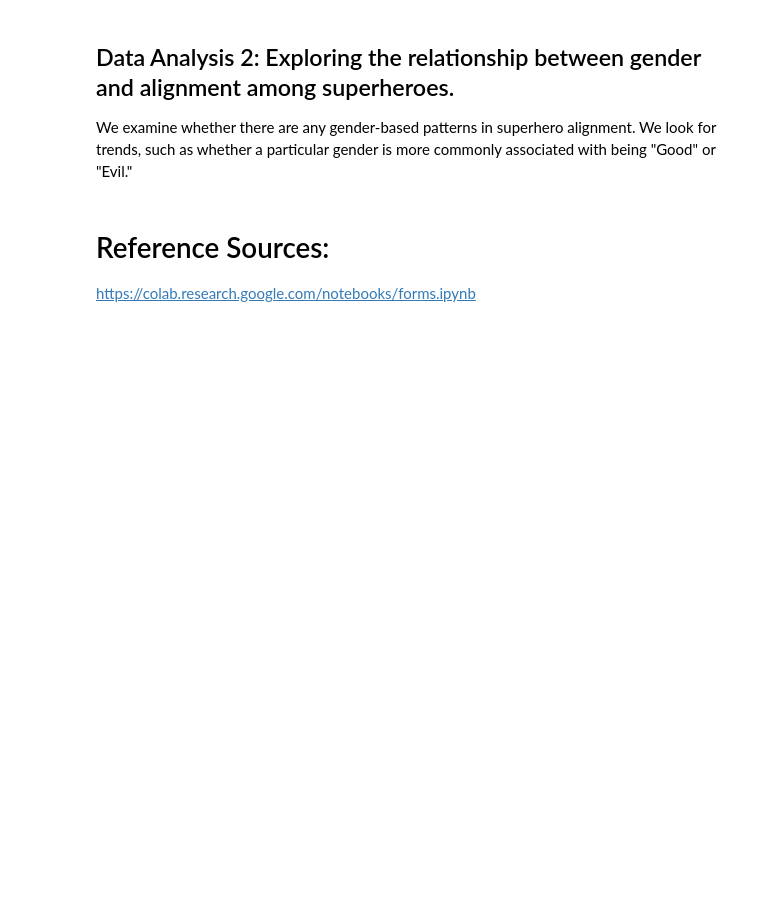
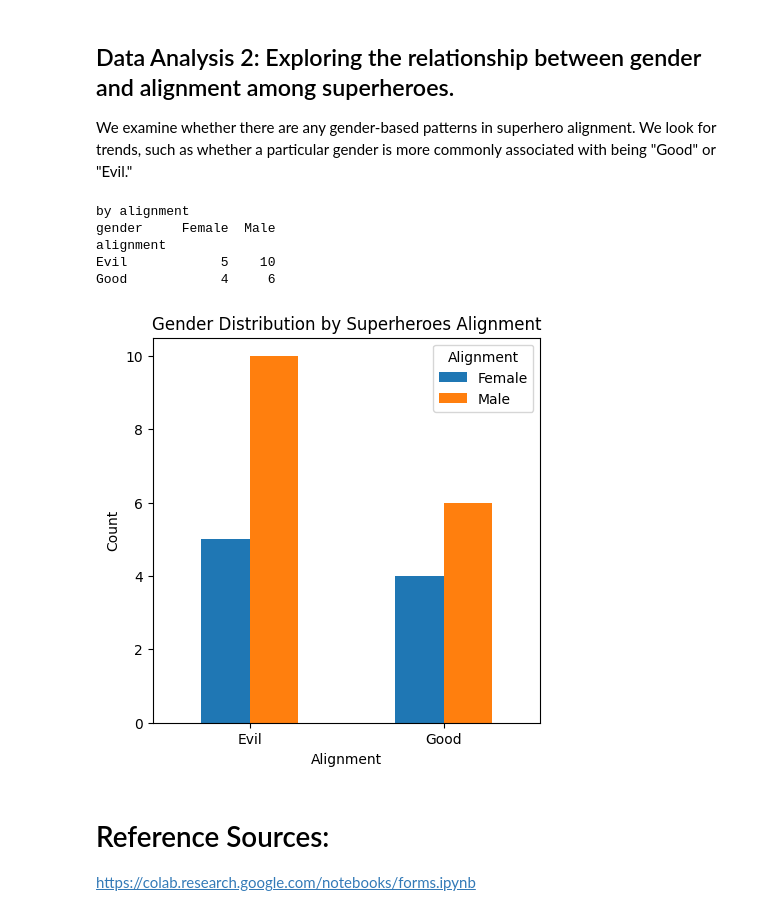
Before and after one commit to isys5002-itp/isys5002-2023-semester2, a Jupyter notebook: 11_superheroes_business_report_using_GUI_Wed4PM.ipynb, the cells around one changed output. Drawn from its saved outputs; the diff is of its cells as text; code cells hidden in the pictures; blank space fills up the shorter version.

```diff
--- a/11_superheroes_business_report_using_GUI_Wed4PM.ipynb
+++ b/11_superheroes_business_report_using_GUI_Wed4PM.ipynb
@@ -153,6 +153,63 @@ Good: 10        Evil: 15
 
 We examine whether there are any gender-based patterns in superhero alignment.
 We look for trends, such as whether a particular gender is more commonly associated with being "Good" or "Evil."
+# %%
+# @title  relationship between gender and alignment among superheroes
+option = "by alignment" # @param ["by gender", "by alignment"]
+
+if option == "by gender":
+  print("by gender")
+  ## DA2-part 1 ##
+  # Group the data by gender and alignment
+  grouped_data = df.groupby(['gender', 'alignment'])
+
+  # Calculate the count for each group
+  gender_alignment_counts = grouped_data.size()
+
+  # Reshape the result to have gender as rows and alignment as columns
+  gender_alignment_counts = gender_alignment_counts.unstack()
+
+  # Replace any missing values with zeros
+  gender_alignment_counts = gender_alignment_counts.fillna(0)
+
+  # Display the resulting DataFrame
+  print(gender_alignment_counts)
+
+  # Create a horizontal bar chart to visualize the distribution
+  ax = gender_alignment_counts.plot(kind='barh', stacked=True, figsize=(5, 3))
+  plt.title('Alignment Distribution by Gender')
+  plt.xlabel('Count')
+  plt.ylabel('Gender')
+  plt.legend(title='Alignment', loc='upper right', labels=['Evil', 'Good'])
+
+  # Display the plot
+  plt.show()
+
+elif option == "by alignment":
+  print("by alignment")
+  ## DA2-part2 ##
+  # Group the data by alignment and gender
+  grouped_data = df.groupby(['alignment', 'gender']).size().unstack().fillna(0)
+  print(grouped_data)
+
+  # Create a grouped bar chart to visualize the distribution
+
+  ax = grouped_data.plot(kind='bar', figsize=(5, 5))
+  plt.title('Gender Distribution by Superheroes Alignment')
+  plt.xlabel('Alignment')
+  plt.ylabel('Count')
+  plt.legend(title='Alignment', loc='upper right', labels=['Female', 'Male'])
+  plt.xticks(rotation=0)
+
+  # Display the plot
+  plt.show()
+# %% [output]
+by alignment
+gender     Female  Male
+alignment
+Evil            5    10
+Good            4     6
+[figure, added]
 # %% [markdown]
 # Reference Sources:
 https://colab.research.google.com/notebooks/forms.ipynb
```
